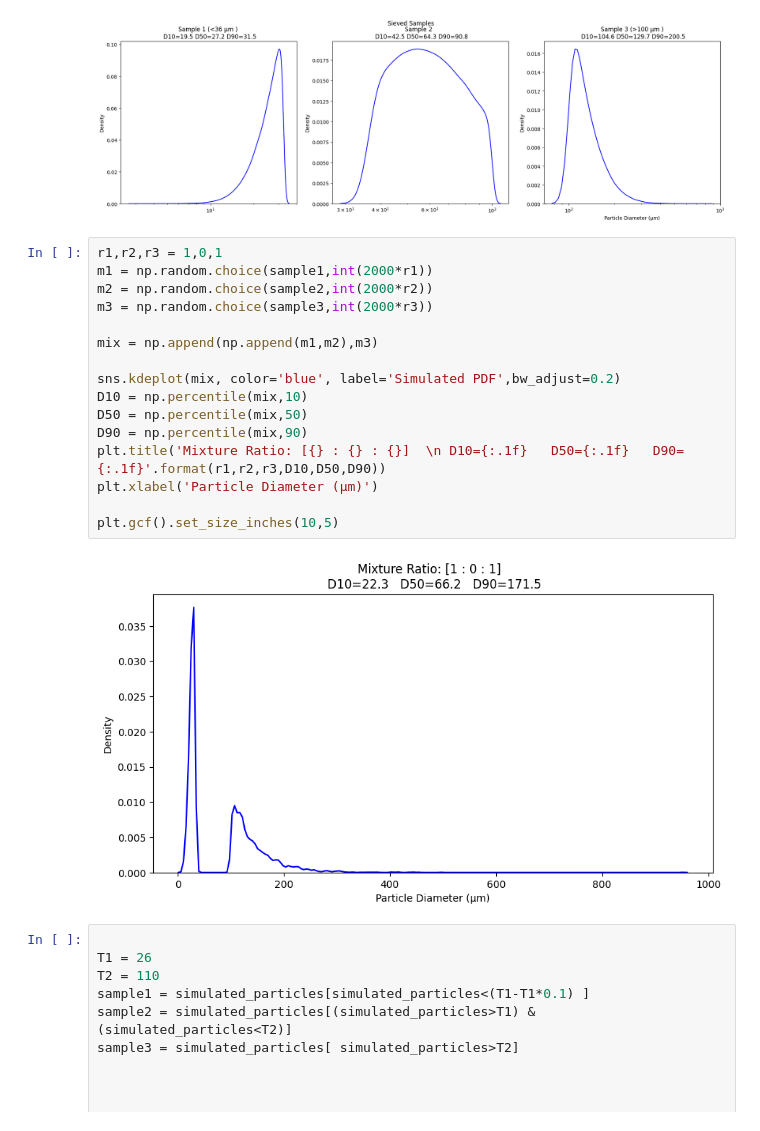
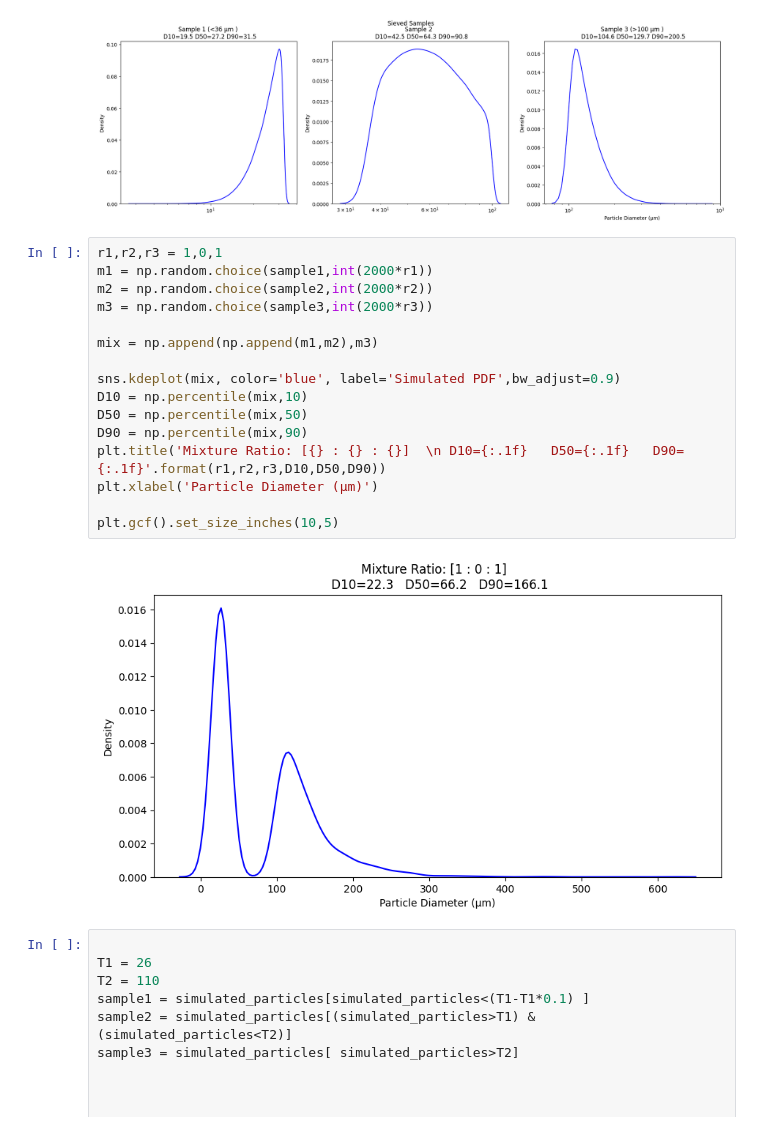
Before and after one commit to Shuyang-Wang/PSD_simulator, a Jupyter notebook: psd_simulator_2.ipynb, the cells around one changed output. Cells and saved outputs as stored; diff of their text form.

```diff
--- a/psd_simulator_2.ipynb
+++ b/psd_simulator_2.ipynb
@@ -181,21 +181,21 @@ plt.show()
 # %%
 r1,r2,r3 = 1,0,1
 m1 = np.random.choice(sample1,int(2000*r1))
 m2 = np.random.choice(sample2,int(2000*r2))
 m3 = np.random.choice(sample3,int(2000*r3))
 
 mix = np.append(np.append(m1,m2),m3)
 
-sns.kdeplot(mix, color='blue', label='Simulated PDF',bw_adjust=0.2)
+sns.kdeplot(mix, color='blue', label='Simulated PDF',bw_adjust=0.9)
 D10 = np.percentile(mix,10)
 D50 = np.percentile(mix,50)
 D90 = np.percentile(mix,90)
 plt.title('Mixture Ratio: [{} : {} : {}]  \n D10={:.1f}   D50={:.1f}   D90={:.1f}'.format(r1,r2,r3,D10,D50,D90))
 plt.xlabel('Particle Diameter (µm)')
 
 plt.gcf().set_size_inches(10,5)
 # %% [output]
-[figure, old version]
+[figure, new version]
 # %%
 
 T1 = 26
```
